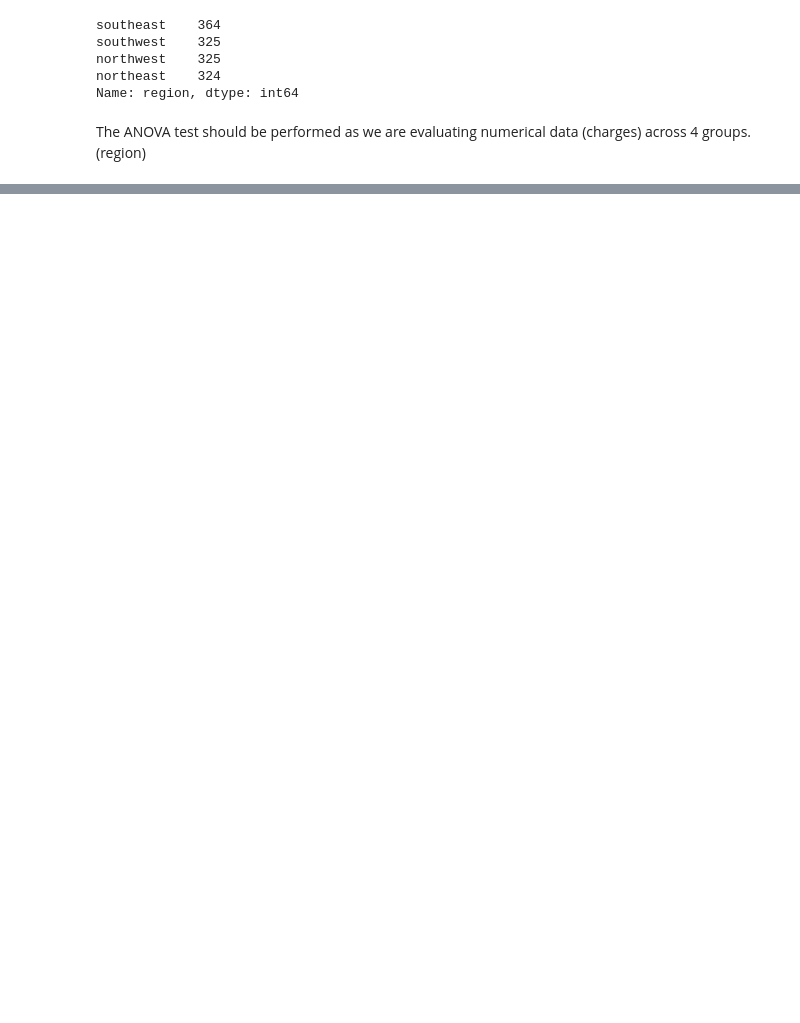
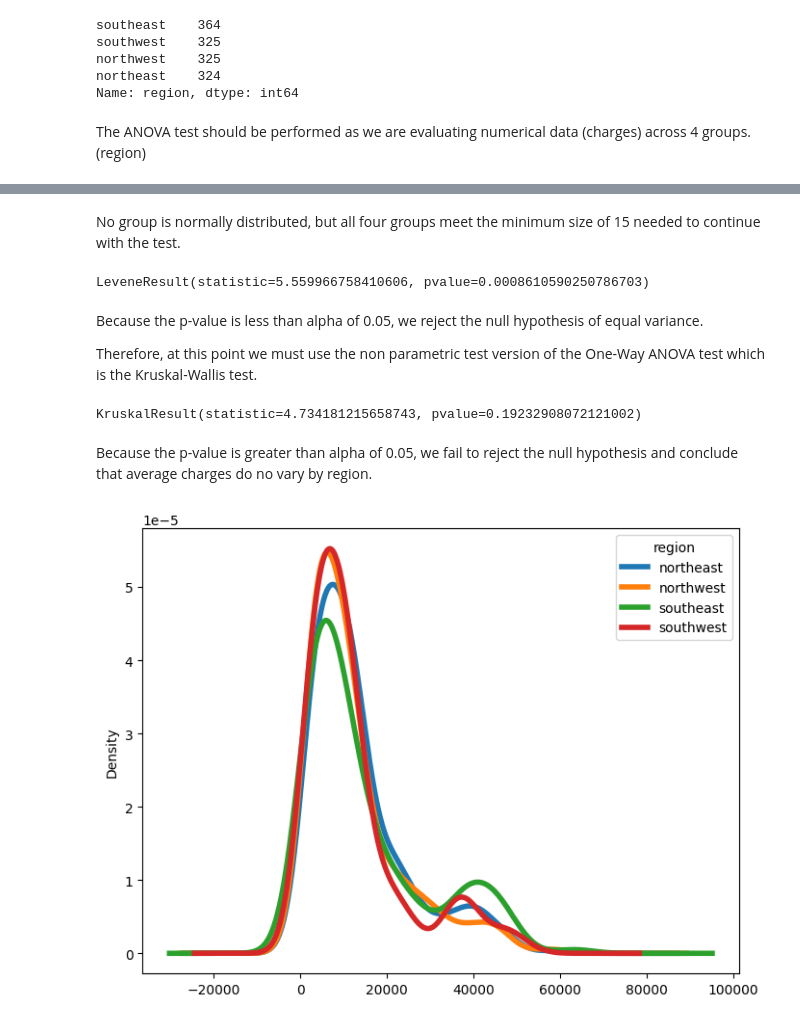
Before and after one commit to Richard-Shimada/Hypothesis-Testing-with-Insurance-Data, a Jupyter notebook: Hypothesis Testing with Insurance Data (Core).ipynb, the cells around one changed output, grey strips where cells are left out. Drawn from its saved outputs; the diff is of its cells as text; code cells hidden in the pictures; blank space fills up the shorter version.

```diff
--- a/Hypothesis Testing with Insurance Data (Core).ipynb
+++ b/Hypothesis Testing with Insurance Data (Core).ipynb
@@ -91,0 +251,28 @@ The ANOVA test should be performed as we are evaluating numerical data (charges)
+# %% [markdown]
+No group is normally distributed, but all four groups meet the minimum size of 15 needed to continue with the test.
+# %%
+## Testing assumption of equal variance
+stats.levene(*groups.values())
+# %% [output]
+LeveneResult(statistic=5.559966758410606, pvalue=0.0008610590250786703)
+# %% [markdown]
+Because the p-value is less than alpha of 0.05, we reject the null hypothesis of equal variance.
+
+Therefore, at this point we must use the non parametric test version of the One-Way ANOVA test which is the Kruskal-Wallis test.
+# %%
+result = stats.kruskal( *groups.values())
+result
+# %% [output]
+KruskalResult(statistic=4.734181215658743, pvalue=0.19232908072121002)
+# %% [markdown]
+Because the p-value is greater than alpha of 0.05, we fail to reject the null hypothesis and conclude that average charges do no vary by region.
+# %%
+# Converting to wide dataframe
+data_wide = df.pivot(columns = 'region',
+                     values = 'charges')
+
+# plotting multiple density plot
+data_wide.plot.kde(figsize = (8, 6),
+                   linewidth = 4);
+# %% [output]
+[figure, added]
```
Also changed, not shown: parts of 38 cells of this notebook.
